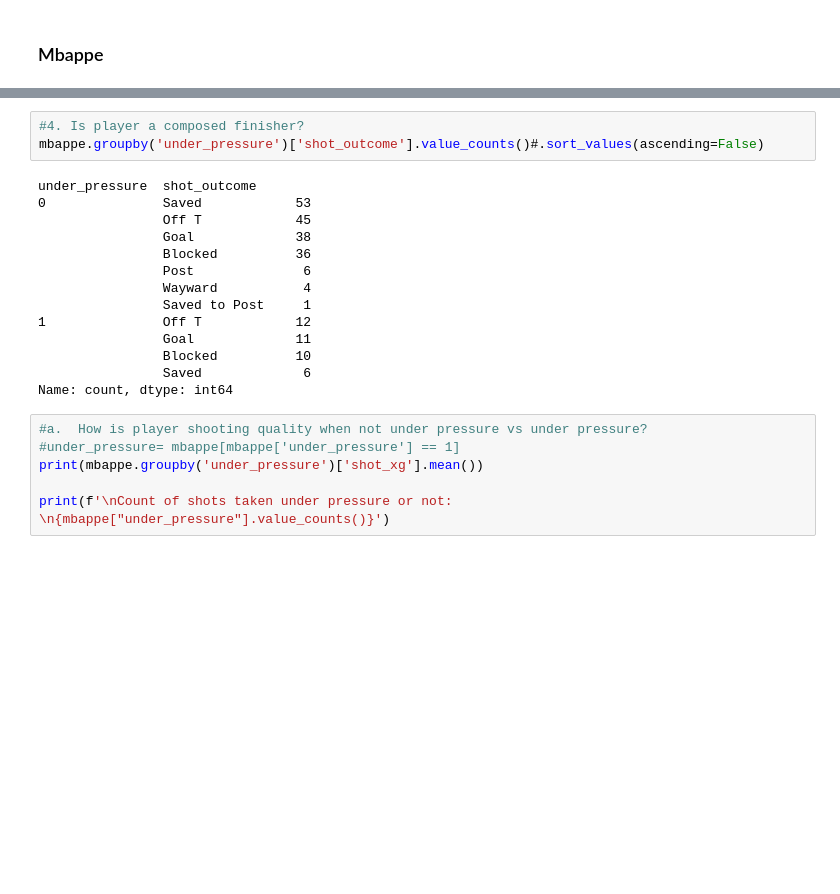
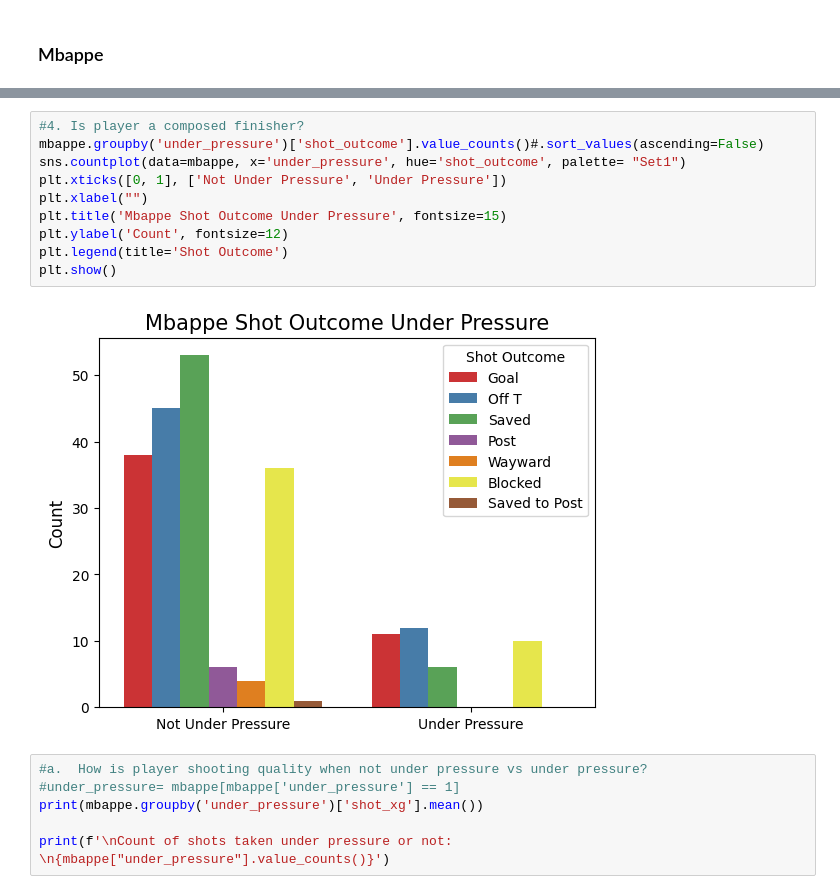
Before and after one commit to Clarkey33/Soccer-xG-Analytics-Model, a Jupyter notebook: notebooks/player_finishing_profile_data_prep.ipynb, the cells around one changed output, grey strips where cells are left out. Saved outputs shown, nothing was run; the diff lists cells and outputs as text; blank space fills up the shorter version.

```diff
--- a/notebooks/player_finishing_profile_data_prep.ipynb
+++ b/notebooks/player_finishing_profile_data_prep.ipynb
@@ -990,20 +1038,15 @@ Name: shot_xg, dtype: float64
 # %%
 #4. Is player a composed finisher?
 mbappe.groupby('under_pressure')['shot_outcome'].value_counts()#.sort_values(ascending=False)
+sns.countplot(data=mbappe, x='under_pressure', hue='shot_outcome', palette= "Set1")
+plt.xticks([0, 1], ['Not Under Pressure', 'Under Pressure'])
+plt.xlabel("")
+plt.title('Mbappe Shot Outcome Under Pressure', fontsize=15)
+plt.ylabel('Count', fontsize=12)
+plt.legend(title='Shot Outcome')
+plt.show()
 # %% [output]
-under_pressure  shot_outcome
-0               Saved            53
-                Off T            45
-                Goal             38
-                Blocked          36
-                Post              6
-                Wayward           4
-                Saved to Post     1
-1               Off T            12
-                Goal             11
-                Blocked          10
-                Saved             6
-Name: count, dtype: int64
+[figure, added]
 # %%
 #a.  How is player shooting quality when not under pressure vs under pressure?
 #under_pressure= mbappe[mbappe['under_pressure'] == 1]
```
Also changed, not shown: parts of 19 cells of this notebook, 2 other files.
